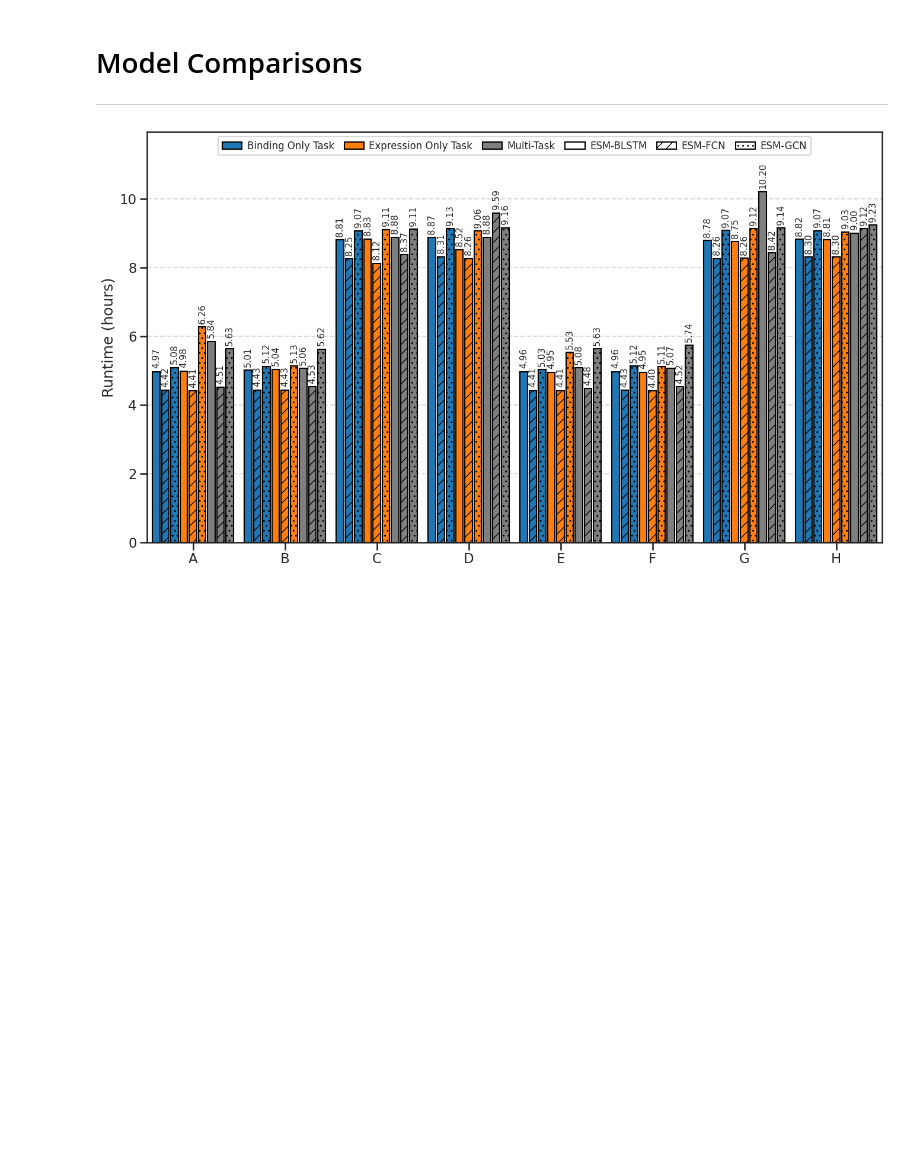
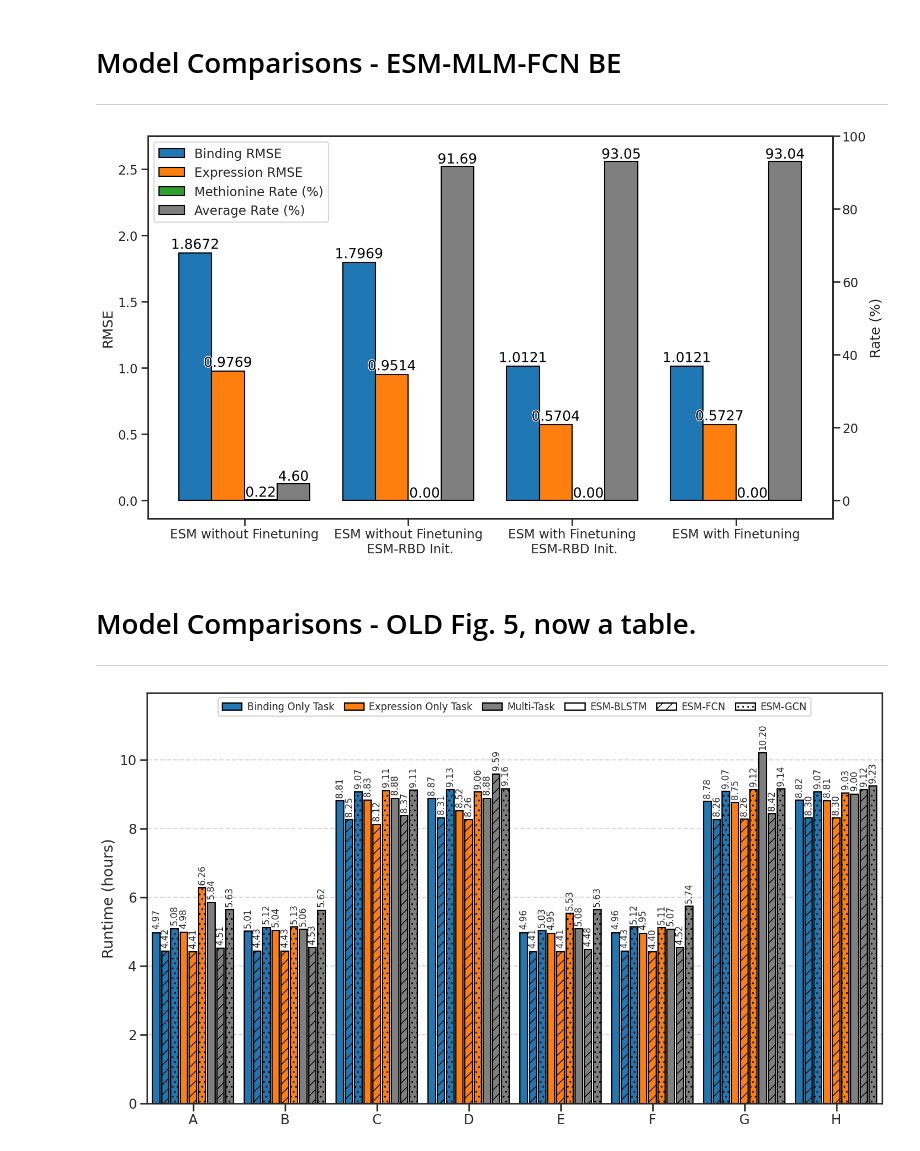
Before and after one commit to lanl/prime, a Jupyter notebook: notebooks/models/fig5-model_comp.ipynb, the cells around one changed output. Drawn from its saved outputs; the diff is of its cells as text; code cells hidden in the pictures; blank space fills up the shorter version.

```diff
--- a/notebooks/models/fig5-model_comp.ipynb
+++ b/notebooks/models/fig5-model_comp.ipynb
@@ -1,6 +1,71 @@
 # %% [markdown]
-# Model Comparisons
+# Model Comparisons - ESM-MLM-FCN BE
 ---
+# %%
+import matplotlib.pyplot as plt
+import matplotlib.patheffects as path_effects
+import seaborn as sns
+import numpy as np
+
+# Plot setup
+sns.set_style("ticks")
+sns.set_context("talk")
+fig, ax1 = plt.subplots(figsize=(16, 9))
+
+models = ["ESM without Finetuning", "ESM without Finetuning\n ESM-RBD Init.", "ESM with Finetuning\n ESM-RBD Init.", "ESM with Finetuning"]
+binding_rmse = [1.8672, 1.7969, 1.0121, 1.0121]
+expression_rmse = [0.9769, 0.9514, 0.5704, 0.5727]
+methionine_rate = [0.22, 0.00, 0.00, 0.00]
+average_rate = [4.60, 91.69, 93.05, 93.04]
+
+bar_width = 0.2
+x = np.arange(len(models))
+
+# RMSE bars on left axis
+bars1 = ax1.bar(x - 1.5 * bar_width, binding_rmse, width=bar_width, label='Binding RMSE', color='tab:blue', edgecolor='black')
+bars2 = ax1.bar(x - 0.5 * bar_width, expression_rmse, width=bar_width, label='Expression RMSE', color='tab:orange', edgecolor='black')
+ax1.set_ylabel('RMSE')
+ax1.set_ylim(-0.1374, 2.75)
+
+# Right axis for percentages
+ax2 = ax1.twinx()
+bars3 = ax2.bar(x + 0.5 * bar_width, methionine_rate, width=bar_width, label='Methionine Rate (%)', color='tab:green', edgecolor='black')
+bars4 = ax2.bar(x + 1.5 * bar_width, average_rate, width=bar_width, label='Average Rate (%)', color='tab:grey', edgecolor='black')
+ax2.set_ylabel('Rate (%)')
+ax2.set_ylim(-5, 100)
+
+# Annotate values on all bars with white outline
+for bar in bars1 + bars2:
+    height = bar.get_height()
+    xpos = bar.get_x() + bar.get_width() / 2
+    text = ax1.text(xpos, height + 0.01, f"{height:.4f}", ha="center", va="bottom", color='black')
+    text.set_path_effects([path_effects.Stroke(linewidth=2, foreground='white'),
+                           path_effects.Normal()])
+
+for bar in bars3 + bars4:
+    height = bar.get_height()
+    xpos = bar.get_x() + bar.get_width() / 2
+    text = ax2.text(xpos, height + 0.01, f"{height:.2f}", ha="center", va="bottom", color='black')
+    text.set_path_effects([path_effects.Stroke(linewidth=2, foreground='white'),
+                           path_effects.Normal()])
+
+# X-axis settings
+ax1.set_xticks(x)
+ax1.set_xticklabels(models)
+
+# Combine legends from both axes
+handles1, labels1 = ax1.get_legend_handles_labels()
+handles2, labels2 = ax2.get_legend_handles_labels()
+ax1.legend(handles1 + handles2, labels1 + labels2, loc='upper left')
+
+save_path = "bar/fig5_esm-mlm-fcn-be_comp"
+plt.savefig(f"{save_path}.pdf", format='pdf', dpi=300, bbox_inches='tight')
+plt.savefig(f"{save_path}.png", format='png', dpi=300, bbox_inches='tight')
+# %% [output]
+[figure, added]
+# %% [markdown]
+# Model Comparisons - OLD Fig. 5, now a table.
+---
 # %%
 import seaborn as sns
 import matplotlib.pyplot as plt
```
Also changed, not shown: 54 other files.
